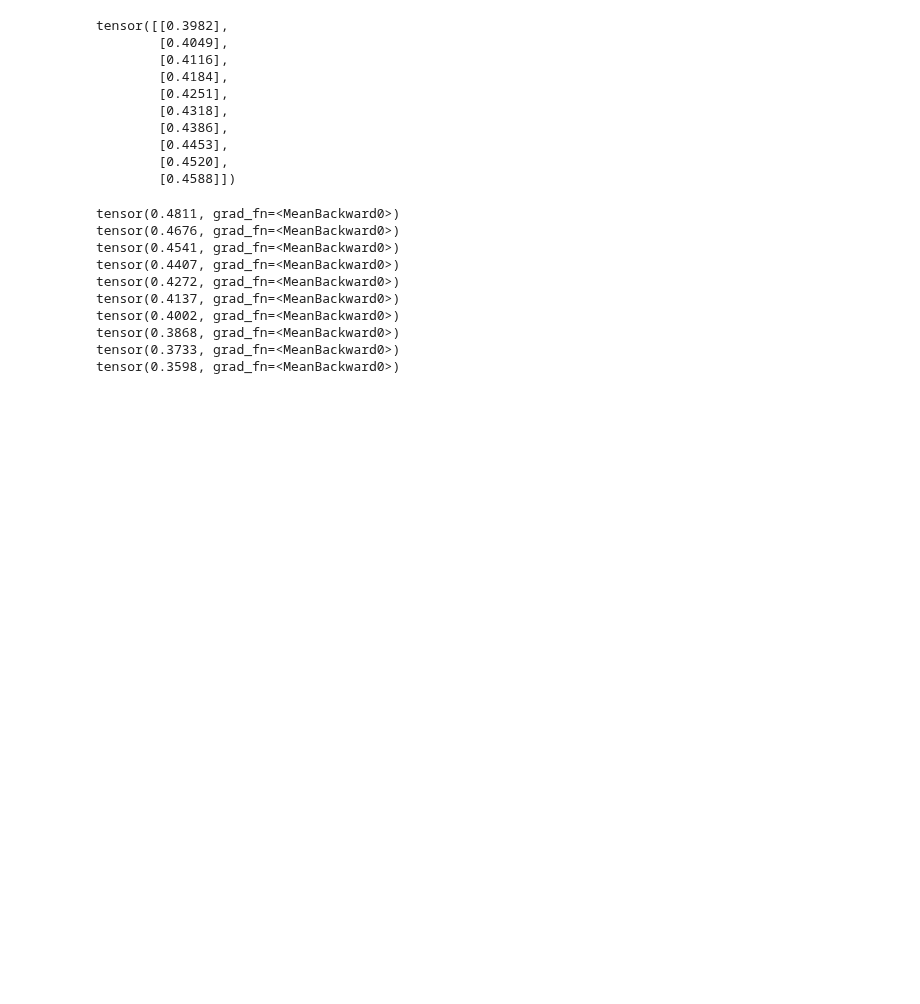
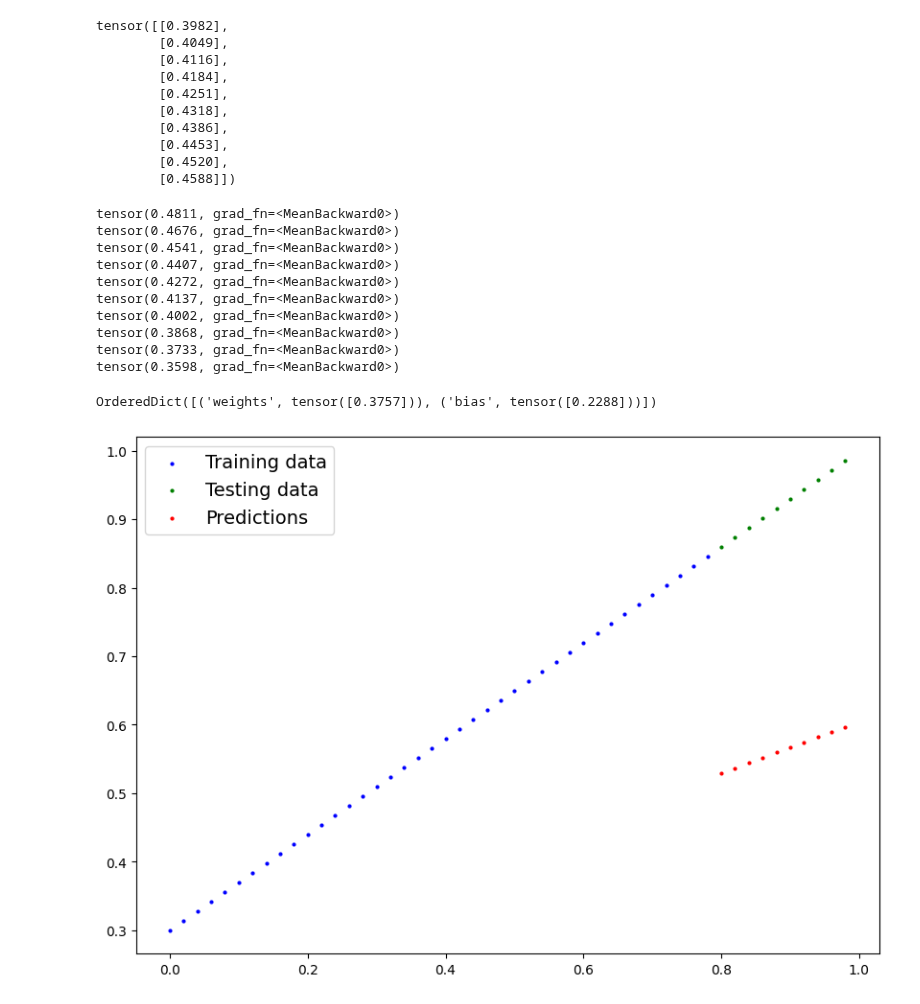
Before and after one commit to Hanifemam/mytorch, a Jupyter notebook: udemy/note1.ipynb, the cells around one changed output. Saved outputs shown, nothing was run; the diff lists cells and outputs as text; code cells hidden in the pictures; blank space fills up the shorter version.

Commit message:
Test figure added

```diff
--- a/udemy/note1.ipynb
+++ b/udemy/note1.ipynb
@@ -161,3 +160,13 @@ tensor(0.4002, grad_fn=<MeanBackward0>)
 tensor(0.3868, grad_fn=<MeanBackward0>)
 tensor(0.3733, grad_fn=<MeanBackward0>)
 tensor(0.3598, grad_fn=<MeanBackward0>)
+# %%
+model_0.state_dict()
+# %% [output]
+OrderedDict([('weights', tensor([0.3757])), ('bias', tensor([0.2288]))])
+# %%
+with torch.inference_mode():
+    y_preds = model_0(X_test)
+plot_predictions(predictions=y_preds)
+# %% [output]
+[figure, added]
```
Also changed, not shown: parts of 2 cells of this notebook.
